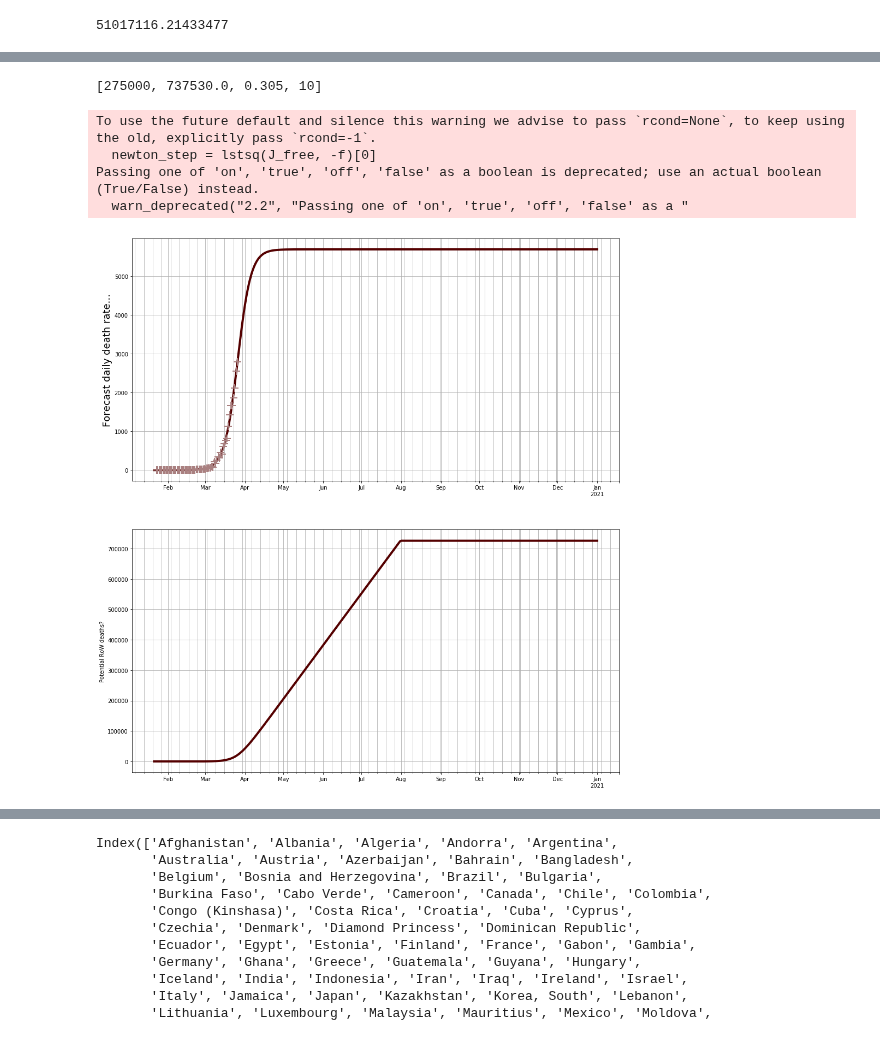
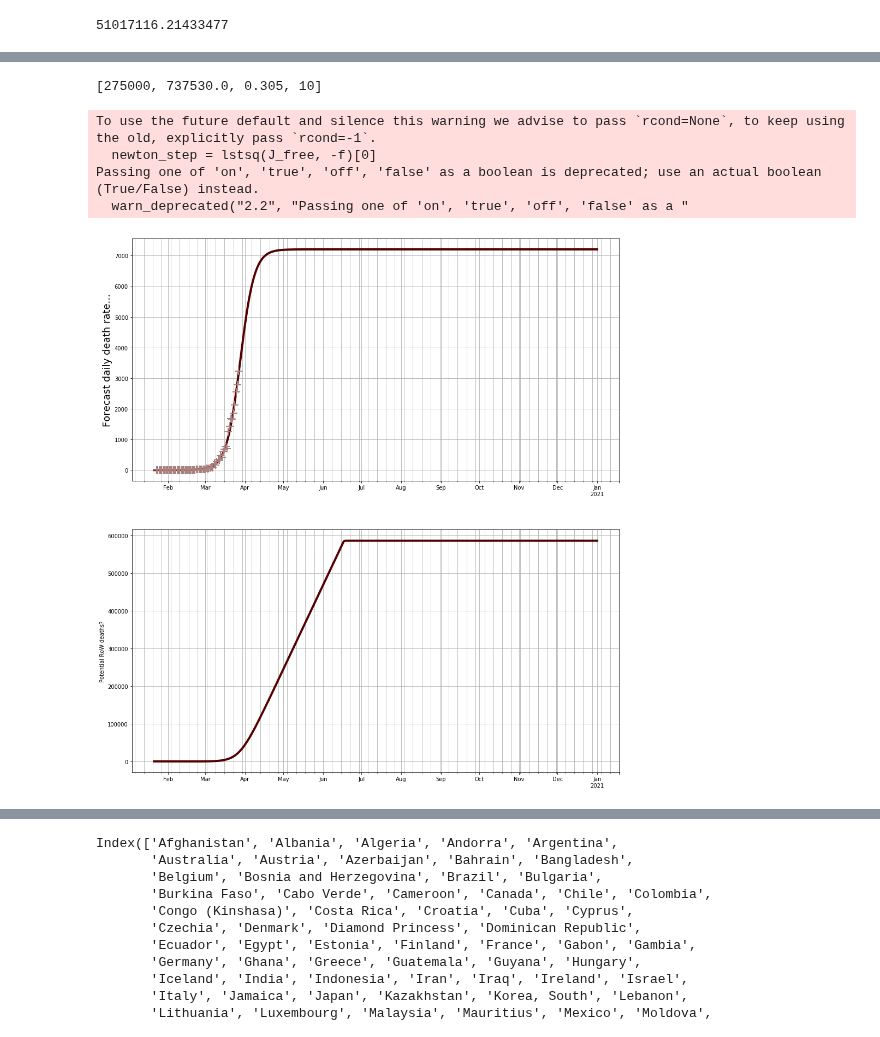
Before and after one commit to djhume/COVID-19, a Jupyter notebook: COVID-19.ipynb, the cells around one changed output, grey strips where cells are left out. Drawn from its saved outputs; the diff is of its cells as text; code cells hidden in the pictures.

```diff
--- a/COVID-19.ipynb
+++ b/COVID-19.ipynb
@@ -673,5 +703,5 @@ all_of_world
 # %%
-all_of_world = 1/0.08*fs.tail(1).values[0]
+all_of_world = 1/(pop_pc/100)*fs.tail(1).values[0]
 # %%
 fs_r.dropna().tail(2).diff()
 # %% [output]
@@ -692,33 +722,33 @@ pop_pc
 # If we assume that many distributed sigmoids/normal death curves cancel each other out, we could get a prolonged
 # linear growth rate, or, constant death rate for some months until we reach the current forecast limit
 #(so far based on countries with over 100 deaths, or pop_pc % of world population)
 
 end_date = datetime(2021,1,1)
-fs_row_daily_rate = fit_sigmoid(RoW_D3.sum(axis=1).diff().dropna(), p0=[275000, date2num(datetime(2020,4,15)), 0.305, 10],
+fs_row_daily_rate = fit_sigmoid(RoW_D3.sum(axis=1).diff().rolling(1).mean().dropna(), p0=[275000, date2num(datetime(2020,4,15)), 0.305, 10],
                                 end_date=datetime(2021,1,1))
 
 fig = plt.figure(1, figsize=[16,18])
 ax = fig.add_subplot(211)
 ax2 = fig.add_subplot(212)
 
 fs_row_daily_rate.Forecast.plot(ax=ax, lw=4, )
 fs_row_daily_rate.Reported.plot(ax=ax,marker="+", lw=0, ms=14, mew=2)
 
 ax.grid('on', which='both')
 ax.set_ylabel('Forecast daily death rate...', fontsize=18)
 ax2.set_ylabel('Potential RoW deaths?')
 fs_cumsum = fs_row_daily_rate.Forecast.cumsum()
 
 #assume max limit from above estimate
 fs_cumsum[fs_cumsum>all_of_world]=all_of_world
 fs_cumsum.plot(ax=ax2, lw=4, )
 
 grid('on', which='both')
 # %% [output]
 [275000, 737530.0, 0.305, 10]
 To use the future default and silence this warning we advise to pass `rcond=None`, to keep using the old, explicitly pass `rcond=-1`.
   newton_step = lstsq(J_free, -f)[0]
 Passing one of 'on', 'true', 'off', 'false' as a boolean is deprecated; use an actual boolean (True/False) instead.
   warn_deprecated("2.2", "Passing one of 'on', 'true', 'off', 'false' as a "
-[figure, old version]
+[figure, new version]
 # %%
```
Also changed, not shown: parts of 47 cells of this notebook.
